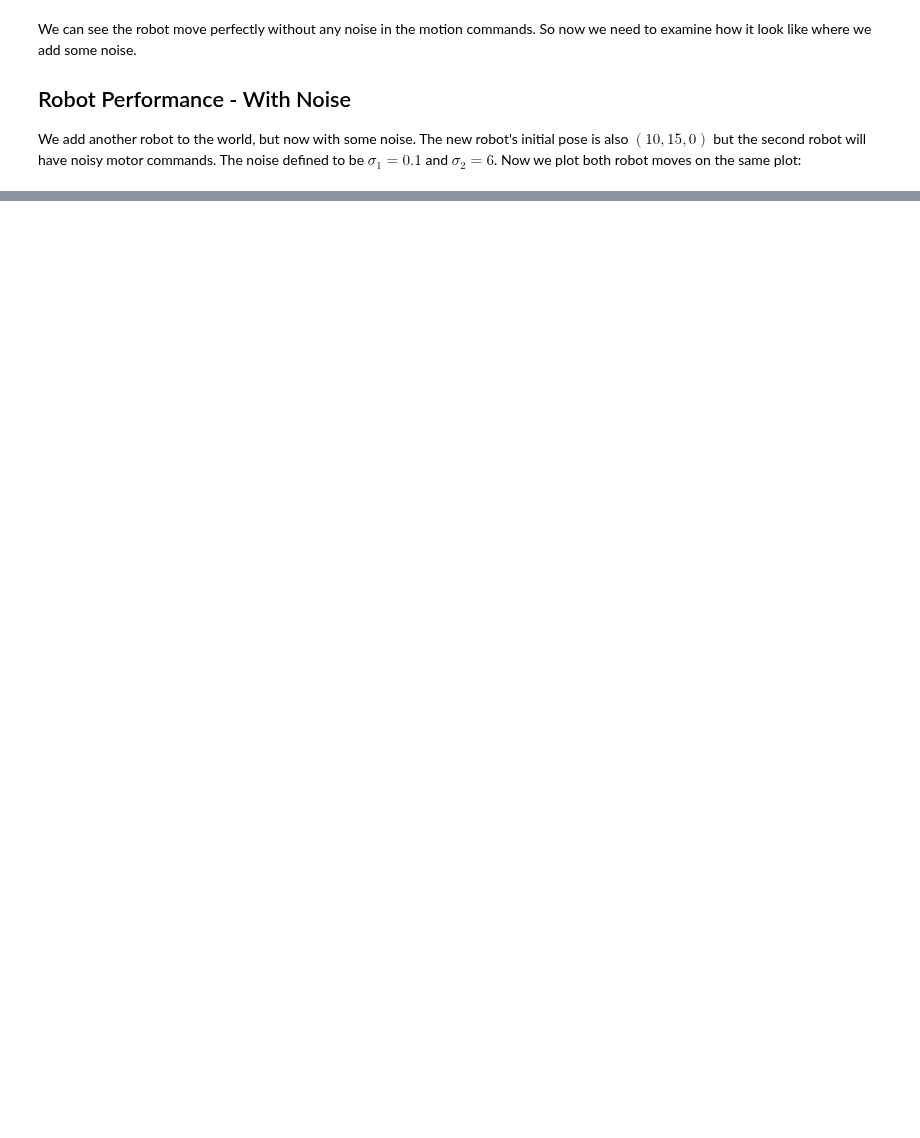
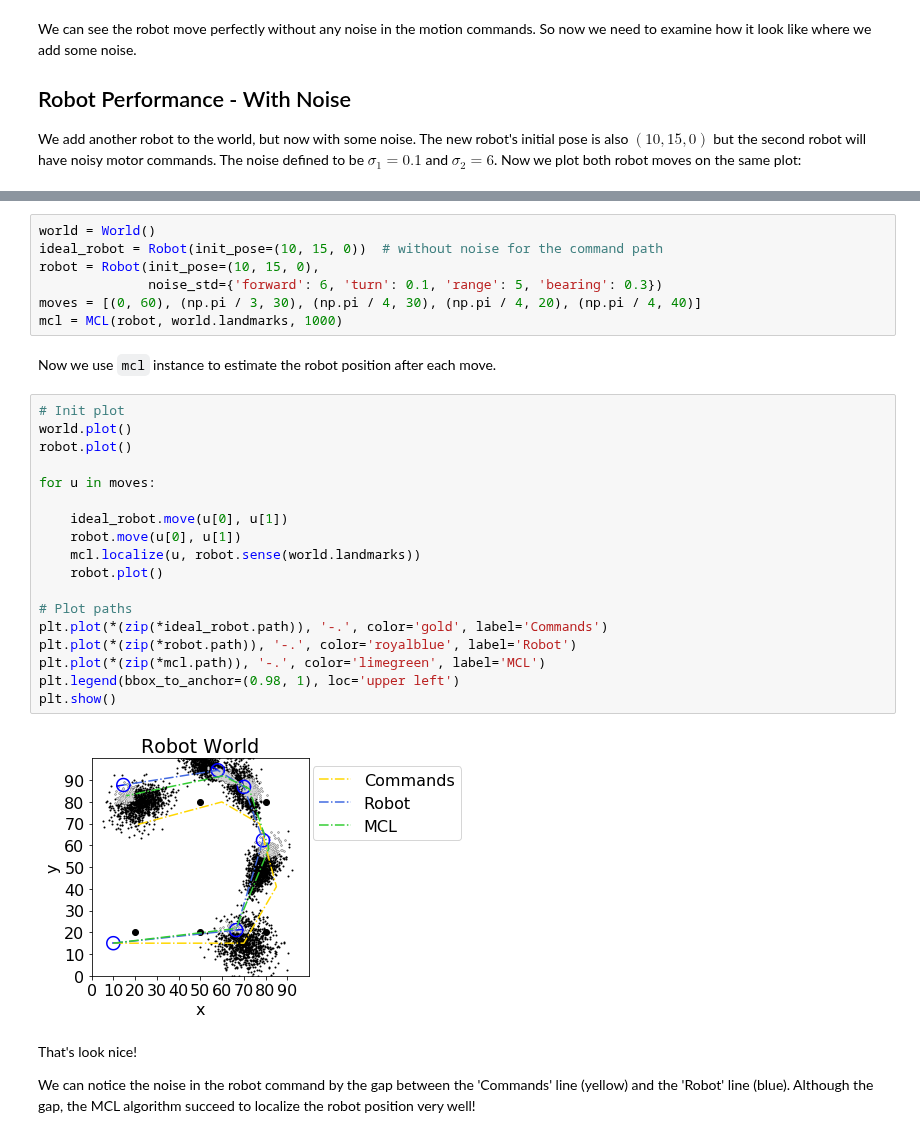
Before and after one commit to evyatarluv/Intelligent-Robotic-Systems, a Jupyter notebook: Report.ipynb, the cells around one changed output, grey strips where cells are left out. Cells and saved outputs as stored; diff of their text form; blank space fills up the shorter version.

```diff
--- a/Report.ipynb
+++ b/Report.ipynb
@@ -143,0 +167,35 @@ plt.show()
+# %%
+world = World()
+ideal_robot = Robot(init_pose=(10, 15, 0))  # without noise for the command path
+robot = Robot(init_pose=(10, 15, 0),
+              noise_std={'forward': 6, 'turn': 0.1, 'range': 5, 'bearing': 0.3})
+moves = [(0, 60), (np.pi / 3, 30), (np.pi / 4, 30), (np.pi / 4, 20), (np.pi / 4, 40)]
+mcl = MCL(robot, world.landmarks, 1000)
+# %% [markdown]
+Now we use `mcl` instance to estimate the robot position after each move.
+# %%
+# Init plot
+world.plot()
+robot.plot()
+
+for u in moves:
+
+    ideal_robot.move(u[0], u[1])
+    robot.move(u[0], u[1])
+    mcl.localize(u, robot.sense(world.landmarks))
+    robot.plot()
+
+# Plot paths
+plt.plot(*(zip(*ideal_robot.path)), '-.', color='gold', label='Commands')
+plt.plot(*(zip(*robot.path)), '-.', color='royalblue', label='Robot')
+plt.plot(*(zip(*mcl.path)), '-.', color='limegreen', label='MCL')
+plt.legend(bbox_to_anchor=(0.98, 1), loc='upper left')
+plt.show()
+# %% [output]
+[figure, added]
+# %% [markdown]
+That's look nice!
+
+We can notice the noise in the robot command by the gap between
+the 'Commands' line (yellow) and the 'Robot' line (blue). Although the
+gap, the MCL algorithm succeed to localize the robot position very well!
```
Also changed, not shown: parts of 3 cells of this notebook, 2 other files.
